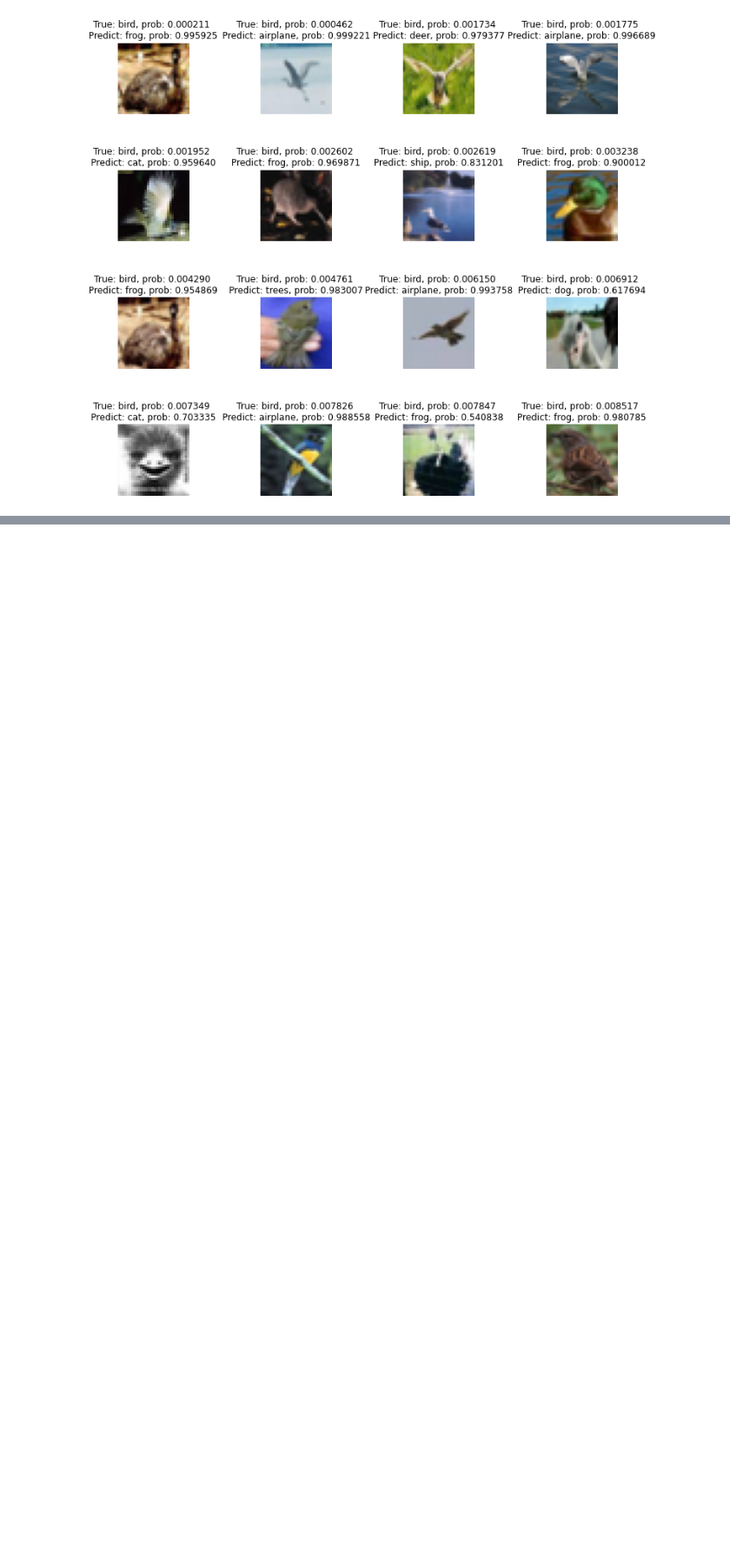
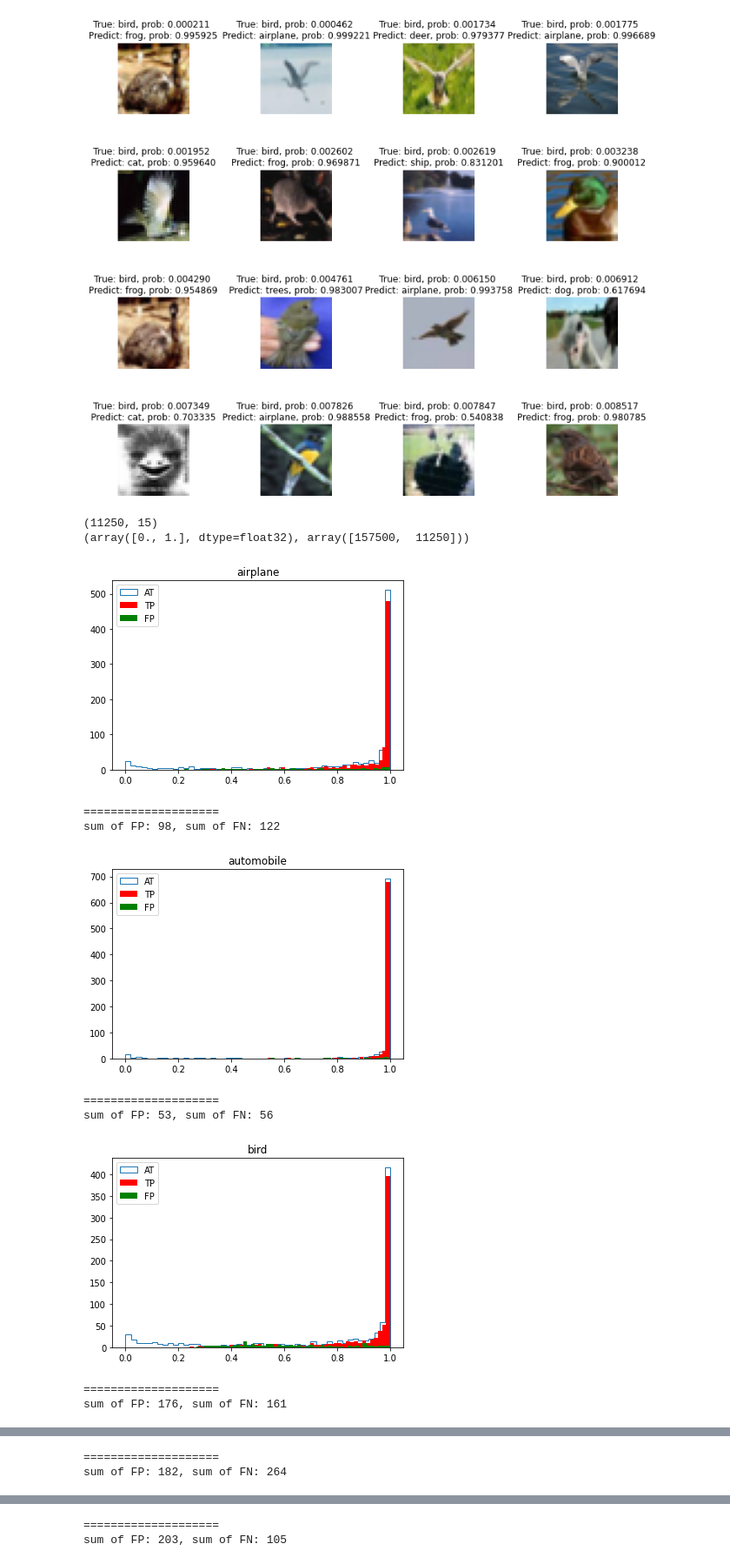
Before and after one commit to amatProject/colabFiles, a Jupyter notebook: final_model_analyzes.ipynb, the cells around one changed output, grey strips where cells are left out. Shown at 87% size. Cells and saved outputs as stored; diff of their text form; code cells hidden in the pictures; blank space fills up the shorter version.

```diff
--- a/final_model_analyzes.ipynb
+++ b/final_model_analyzes.ipynb
@@ -217,0 +216,44 @@ worst_fails(2)
+# %%
+y_pred_hot=pred
+print(y_pred_hot.shape)
+
+# y_class = 1 #airplane
+print(np.unique(y_test, return_counts=True))
+
+from numpy.ma.core import count
+from genericpath import exists
+
+#y_planes_idx = y_test=='1\n'
+for cl in range(15):
+  TA=[]
+  NA=[]
+  TP=[]
+  FP=[]
+  for n,p in enumerate(y_pred_hot):
+    if y_test[n][cl]:
+      TA.append(p[cl])
+      if np.argmax(p)==cl:
+        TP.append(p[cl])
+    else:
+      NA.append(p[cl])
+      if np.argmax(p)==cl:
+         FP.append(p[cl])
+  plt.hist(TA,bins=50,histtype='step')
+  plt.hist(TP,bins=50,color='Red')
+  plt.hist(FP,bins=50,color='Green')
+  plt.title(labels.get(cl))
+  plt.legend(['AT','TP','FP'])
+  plt.show()
+  print(f'====================\nsum of FP: {count(FP)}, sum of FN: {count(TA)-count(TP)}\n')
+# %% [output]
+(11250, 15)
+(array([0., 1.], dtype=float32), array([157500,  11250]))
+[figure, added]
+====================
+sum of FP: 98, sum of FN: 122
+[figure, added]
+====================
+sum of FP: 53, sum of FN: 56
+[figure, added]
+====================
+sum of FP: 176, sum of FN: 161
@@ -217,0 +261,2 @@ worst_fails(2)
+====================
+sum of FP: 182, sum of FN: 264
@@ -217,0 +264,2 @@ worst_fails(2)
+====================
+sum of FP: 203, sum of FN: 105
```
Also changed, not shown: parts of 4 cells of this notebook.
